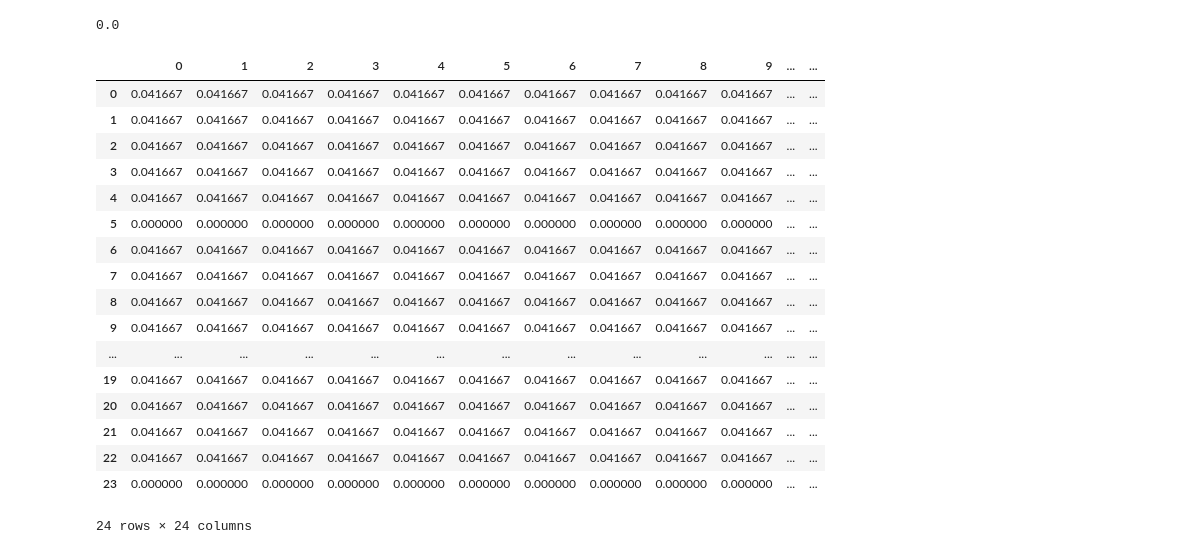
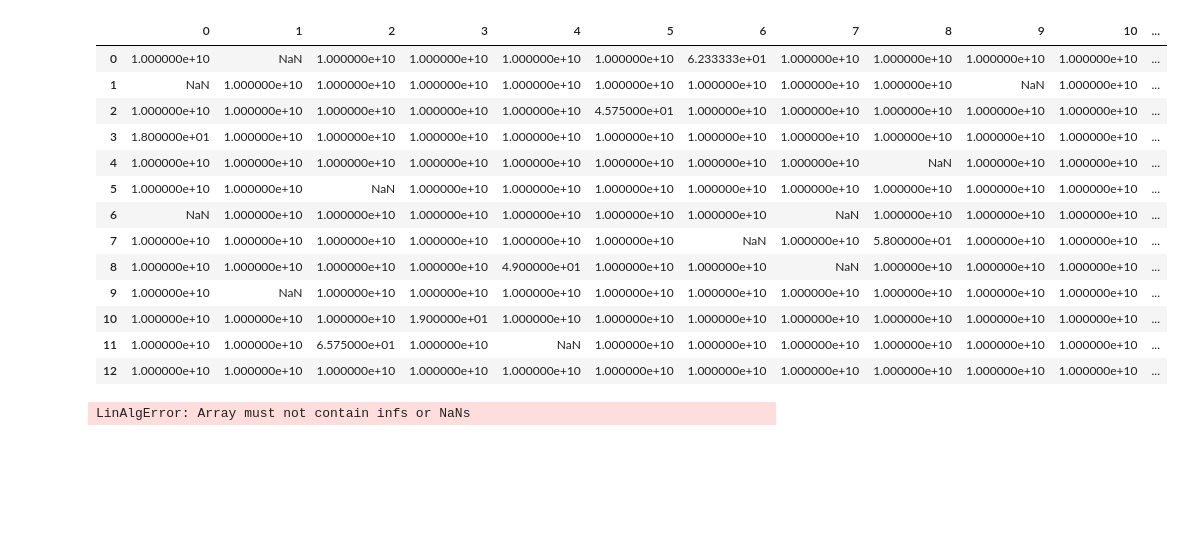
Before and after one commit to eranganana/Railway_Network_RSP, a Jupyter notebook: main_v2.ipynb, the cells around one changed output. Cells and saved outputs as stored; diff of their text form; code cells hidden in the pictures; blank space fills up the shorter version.

```diff
--- a/main_v2.ipynb
+++ b/main_v2.ipynb
@@ -217,6 +216,23 @@ def create_cost_matrix(delayed_adjacent_matrix, delayed_vector, n_stations):
     return cost_matrix
 # %%
 cost_matrix = create_cost_matrix(delayed_adjacent_matrix,delayed_vector,len(all_stations))
+# %%
+pd.DataFrame(cost_matrix)
+# %% [output]
+|  | 0 | 1 | 2 | 3 | 4 | 5 | 6 | 7 | 8 | 9 | 10 | ... |
+| 0 | 1.000000e+10 | NaN | 1.000000e+10 | 1.000000e+10 | 1.000000e+10 | 1.000000e+10 | 6.233333e+01 | 1.000000e+10 | 1.000000e+10 | 1.000000e+10 | 1.000000e+10 | ... |
+| 1 | NaN | 1.000000e+10 | 1.000000e+10 | 1.000000e+10 | 1.000000e+10 | 1.000000e+10 | 1.000000e+10 | 1.000000e+10 | 1.000000e+10 | NaN | 1.000000e+10 | ... |
+| 2 | 1.000000e+10 | 1.000000e+10 | 1.000000e+10 | 1.000000e+10 | 1.000000e+10 | 4.575000e+01 | 1.000000e+10 | 1.000000e+10 | 1.000000e+10 | 1.000000e+10 | 1.000000e+10 | ... |
+| 3 | 1.800000e+01 | 1.000000e+10 | 1.000000e+10 | 1.000000e+10 | 1.000000e+10 | 1.000000e+10 | 1.000000e+10 | 1.000000e+10 | 1.000000e+10 | 1.000000e+10 | 1.000000e+10 | ... |
+| 4 | 1.000000e+10 | 1.000000e+10 | 1.000000e+10 | 1.000000e+10 | 1.000000e+10 | 1.000000e+10 | 1.000000e+10 | 1.000000e+10 | NaN | 1.000000e+10 | 1.000000e+10 | ... |
+| 5 | 1.000000e+10 | 1.000000e+10 | NaN | 1.000000e+10 | 1.000000e+10 | 1.000000e+10 | 1.000000e+10 | 1.000000e+10 | 1.000000e+10 | 1.000000e+10 | 1.000000e+10 | ... |
+| 6 | NaN | 1.000000e+10 | 1.000000e+10 | 1.000000e+10 | 1.000000e+10 | 1.000000e+10 | 1.000000e+10 | NaN | 1.000000e+10 | 1.000000e+10 | 1.000000e+10 | ... |
+| 7 | 1.000000e+10 | 1.000000e+10 | 1.000000e+10 | 1.000000e+10 | 1.000000e+10 | 1.000000e+10 | NaN | 1.000000e+10 | 5.800000e+01 | 1.000000e+10 | 1.000000e+10 | ... |
+| 8 | 1.000000e+10 | 1.000000e+10 | 1.000000e+10 | 1.000000e+10 | 4.900000e+01 | 1.000000e+10 | 1.000000e+10 | NaN | 1.000000e+10 | 1.000000e+10 | 1.000000e+10 | ... |
+| 9 | 1.000000e+10 | NaN | 1.000000e+10 | 1.000000e+10 | 1.000000e+10 | 1.000000e+10 | 1.000000e+10 | 1.000000e+10 | 1.000000e+10 | 1.000000e+10 | 1.000000e+10 | ... |
+| 10 | 1.000000e+10 | 1.000000e+10 | 1.000000e+10 | 1.900000e+01 | 1.000000e+10 | 1.000000e+10 | 1.000000e+10 | 1.000000e+10 | 1.000000e+10 | 1.000000e+10 | 1.000000e+10 | ... |
+| 11 | 1.000000e+10 | 1.000000e+10 | 6.575000e+01 | 1.000000e+10 | NaN | 1.000000e+10 | 1.000000e+10 | 1.000000e+10 | 1.000000e+10 | 1.000000e+10 | 1.000000e+10 | ... |
+| 12 | 1.000000e+10 | 1.000000e+10 | 1.000000e+10 | 1.000000e+10 | 1.000000e+10 | 1.000000e+10 | 1.000000e+10 | 1.000000e+10 | 1.000000e+10 | 1.000000e+10 | 1.000000e+10 | ... |
 # %%
 import numpy as np
 from scipy.sparse import csr_matrix, eye
@@ -279,32 +295,11 @@ def randomized_shortest_path_akamatsu(cost_matrix, source, destination, theta=1,
 
     return P
 # %%
-# To Do:
-    # Check averate dealy is negavie, they need to be set to 0
-    # Sort stations.
 
-prob = pd.DataFrame(randomized_shortest_path_akamatsu(cost_matrix,19,23))
+prob = pd.DataFrame(randomized_shortest_path_akamatsu(cost_matrix,0,11))
 prob
 # %% [output]
-0.0
+LinAlgError: Array must not contain infs or NaNs
-|  | 0 | 1 | 2 | 3 | 4 | 5 | 6 | 7 | 8 | 9 | ... | ... |
-| 0 | 0.041667 | 0.041667 | 0.041667 | 0.041667 | 0.041667 | 0.041667 | 0.041667 | 0.041667 | 0.041667 | 0.041667 | ... | ... |
-| 1 | 0.041667 | 0.041667 | 0.041667 | 0.041667 | 0.041667 | 0.041667 | 0.041667 | 0.041667 | 0.041667 | 0.041667 | ... | ... |
-| 2 | 0.041667 | 0.041667 | 0.041667 | 0.041667 | 0.041667 | 0.041667 | 0.041667 | 0.041667 | 0.041667 | 0.041667 | ... | ... |
-| 3 | 0.041667 | 0.041667 | 0.041667 | 0.041667 | 0.041667 | 0.041667 | 0.041667 | 0.041667 | 0.041667 | 0.041667 | ... | ... |
-| 4 | 0.041667 | 0.041667 | 0.041667 | 0.041667 | 0.041667 | 0.041667 | 0.041667 | 0.041667 | 0.041667 | 0.041667 | ... | ... |
-| 5 | 0.000000 | 0.000000 | 0.000000 | 0.000000 | 0.000000 | 0.000000 | 0.000000 | 0.000000 | 0.000000 | 0.000000 | ... | ... |
-| 6 | 0.041667 | 0.041667 | 0.041667 | 0.041667 | 0.041667 | 0.041667 | 0.041667 | 0.041667 | 0.041667 | 0.041667 | ... | ... |
-| 7 | 0.041667 | 0.041667 | 0.041667 | 0.041667 | 0.041667 | 0.041667 | 0.041667 | 0.041667 | 0.041667 | 0.041667 | ... | ... |
-| 8 | 0.041667 | 0.041667 | 0.041667 | 0.041667 | 0.041667 | 0.041667 | 0.041667 | 0.041667 | 0.041667 | 0.041667 | ... | ... |
-| 9 | 0.041667 | 0.041667 | 0.041667 | 0.041667 | 0.041667 | 0.041667 | 0.041667 | 0.041667 | 0.041667 | 0.041667 | ... | ... |
-| ... | ... | ... | ... | ... | ... | ... | ... | ... | ... | ... | ... | ... |
-| 19 | 0.041667 | 0.041667 | 0.041667 | 0.041667 | 0.041667 | 0.041667 | 0.041667 | 0.041667 | 0.041667 | 0.041667 | ... | ... |
-| 20 | 0.041667 | 0.041667 | 0.041667 | 0.041667 | 0.041667 | 0.041667 | 0.041667 | 0.041667 | 0.041667 | 0.041667 | ... | ... |
-| 21 | 0.041667 | 0.041667 | 0.041667 | 0.041667 | 0.041667 | 0.041667 | 0.041667 | 0.041667 | 0.041667 | 0.041667 | ... | ... |
-| 22 | 0.041667 | 0.041667 | 0.041667 | 0.041667 | 0.041667 | 0.041667 | 0.041667 | 0.041667 | 0.041667 | 0.041667 | ... | ... |
-| 23 | 0.000000 | 0.000000 | 0.000000 | 0.000000 | 0.000000 | 0.000000 | 0.000000 | 0.000000 | 0.000000 | 0.000000 | ... | ... |
-24 rows × 24 columns
 # %%
 prob.loc[0].sum()
 # %% [output]
```
Also changed, not shown: parts of 9 cells of this notebook, 5 other files.
